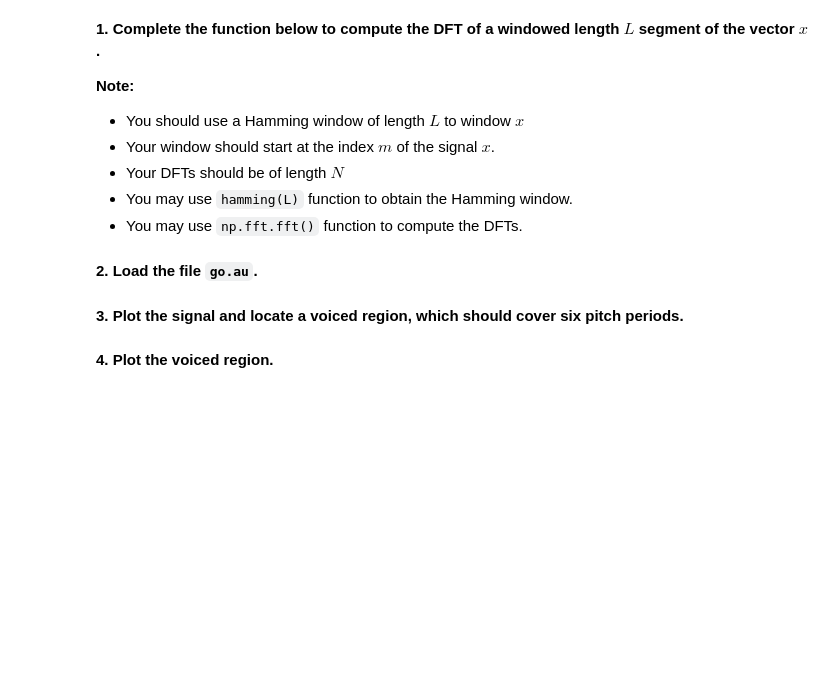
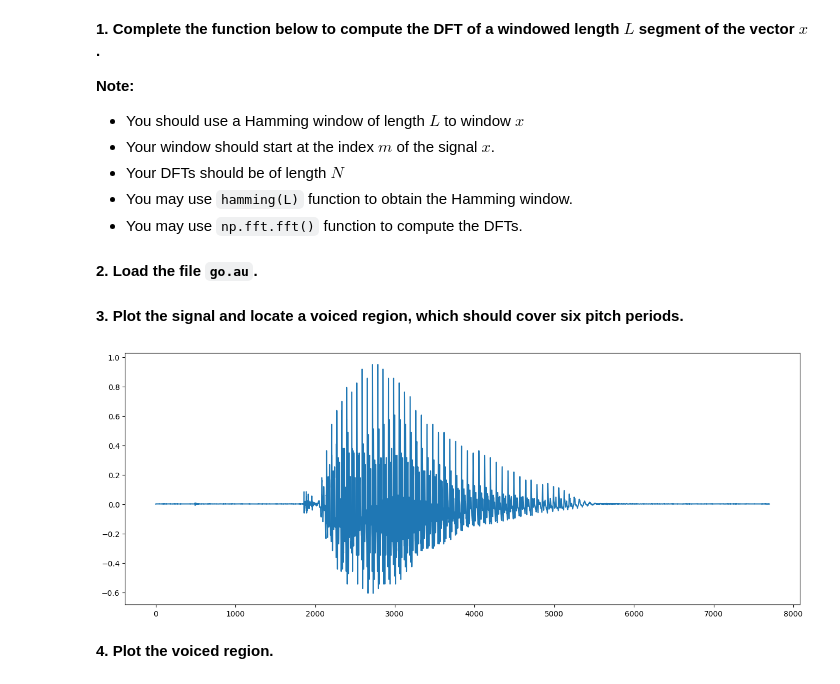
Before and after one commit to cdavin2/dsp_lab09a, a Jupyter notebook: lab09a_final_report.ipynb, the cells around one changed output. Cells and saved outputs as stored; diff of their text form; code cells hidden in the pictures; blank space fills up the shorter version.

```diff
--- a/lab09a_final_report.ipynb
+++ b/lab09a_final_report.ipynb
@@ -162,12 +200,16 @@ def DFTwin(x, L, m, N):
 # %% [markdown]
 **3. Plot the signal and locate a voiced region, which should cover six pitch periods.**
 # %%
-# temporarily make the plot interactive
-%matplotlib notebook
-%matplotlib notebook
-import matplotlib.pyplot as plt
-# specify the size of the plot
-plt.rcParams['figure.figsize'] = (12, 6)
+# # temporarily make the plot interactive
+# %matplotlib notebook
+# %matplotlib notebook
+# import matplotlib.pyplot as plt
+# # specify the size of the plot
+# plt.rcParams['figure.figsize'] = (12, 6)
 # %%
 # insert your code here
+plt.plot(go)
+go_voiced_6 = go[2980:3400] # battle tested
+# %% [output]
+[figure, added]
 # %%
```
Also changed, not shown: parts of 41 cells of this notebook.
